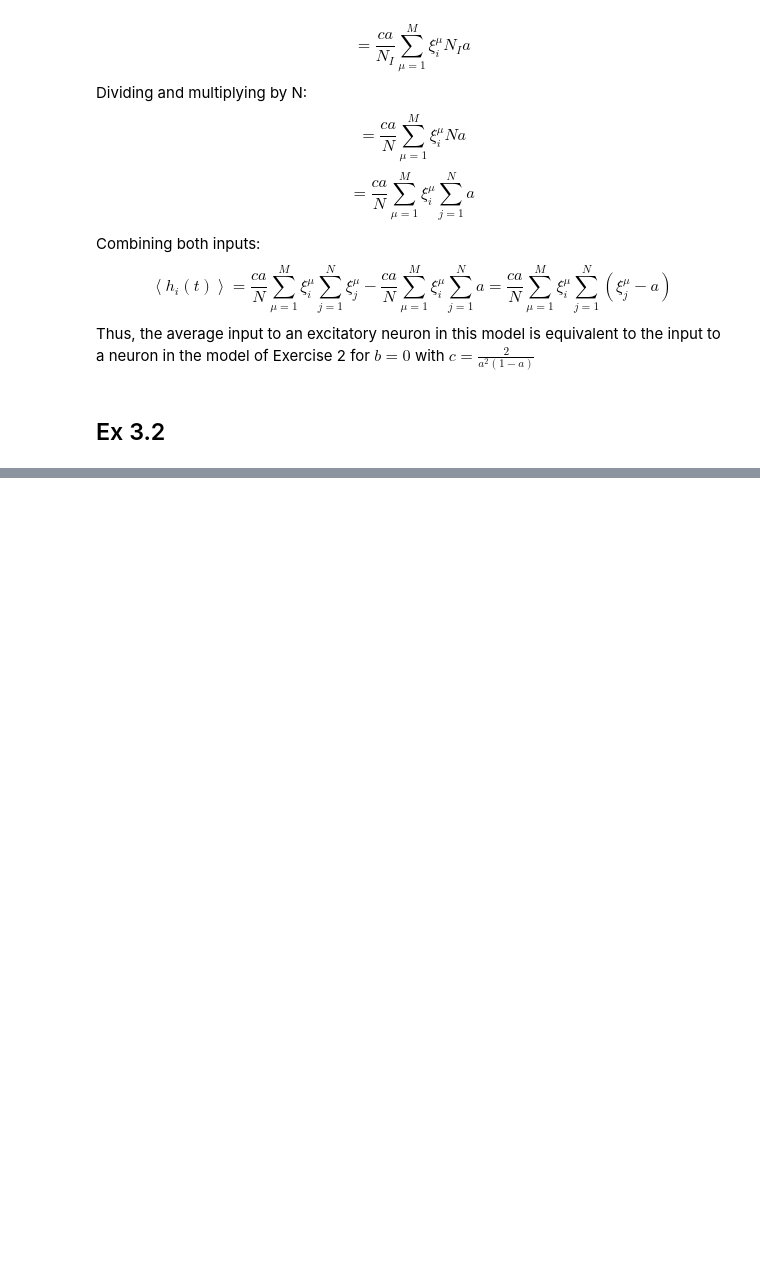
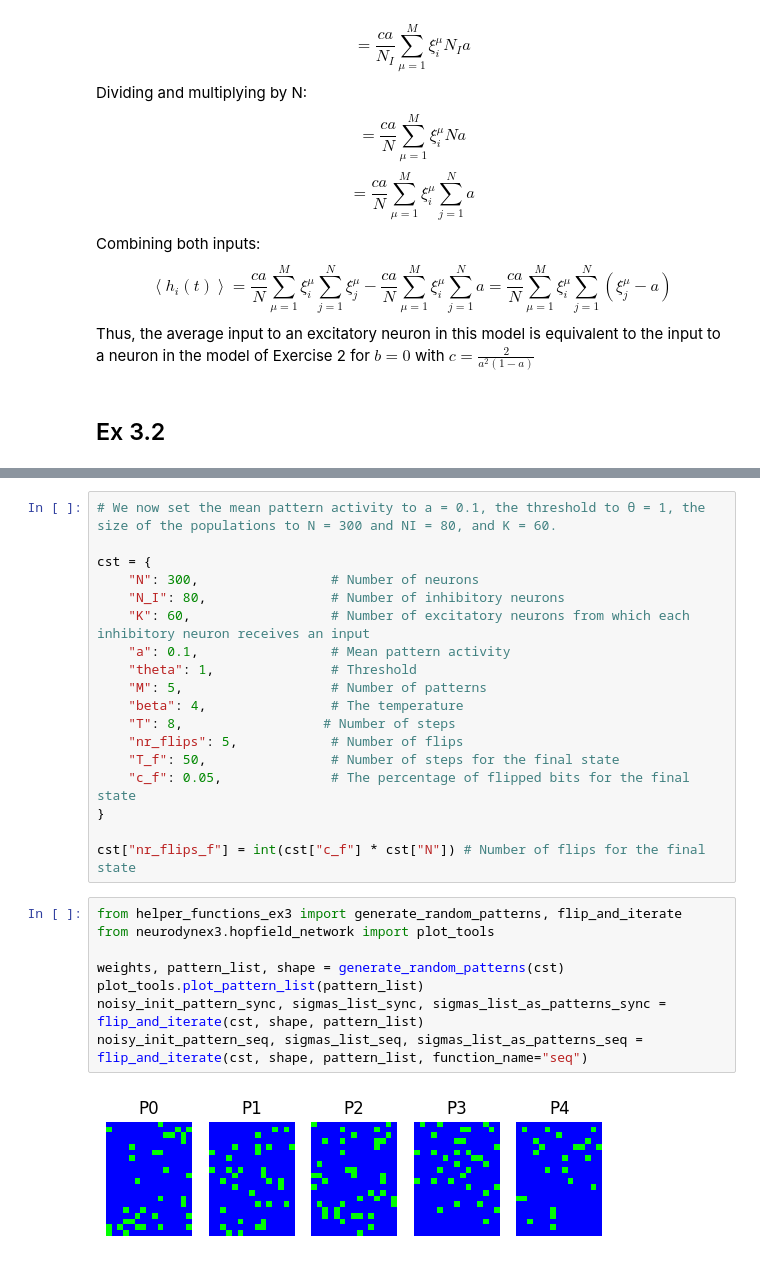
Before and after one commit to siyounglee00/Mini-project-NX, a Jupyter notebook: Miniproject_ex3.ipynb, the cells around one changed output, grey strips where cells are left out. Saved outputs shown, nothing was run; the diff lists cells and outputs as text; blank space fills up the shorter version.

```diff
--- a/Miniproject_ex3.ipynb
+++ b/Miniproject_ex3.ipynb
@@ -122,0 +145,28 @@ N = 300 and NI = 80, and K = 60.
+# %%
+# We now set the mean pattern activity to a = 0.1, the threshold to θ = 1, the size of the populations to N = 300 and NI = 80, and K = 60.
+
+cst = {
+    "N": 300,                 # Number of neurons
+    "N_I": 80,                # Number of inhibitory neurons
+    "K": 60,                  # Number of excitatory neurons from which each inhibitory neuron receives an input
+    "a": 0.1,                 # Mean pattern activity
+    "theta": 1,               # Threshold
+    "M": 5,                   # Number of patterns
+    "beta": 4,                # The temperature
+    "T": 8,                  # Number of steps
+    "nr_flips": 5,            # Number of flips
+    "T_f": 50,                # Number of steps for the final state
+    "c_f": 0.05,              # The percentage of flipped bits for the final state
+}
+
+cst["nr_flips_f"] = int(cst["c_f"] * cst["N"]) # Number of flips for the final state
+# %%
+from helper_functions_ex3 import generate_random_patterns, flip_and_iterate
+from neurodynex3.hopfield_network import plot_tools
+
+weights, pattern_list, shape = generate_random_patterns(cst)
+plot_tools.plot_pattern_list(pattern_list)
+noisy_init_pattern_sync, sigmas_list_sync, sigmas_list_as_patterns_sync = flip_and_iterate(cst, shape, pattern_list)
+noisy_init_pattern_seq, sigmas_list_seq, sigmas_list_as_patterns_seq = flip_and_iterate(cst, shape, pattern_list, function_name="seq")
+# %% [output]
+[figure, added]
```
Also changed, not shown: parts of 5 cells of this notebook, 3 other files.
